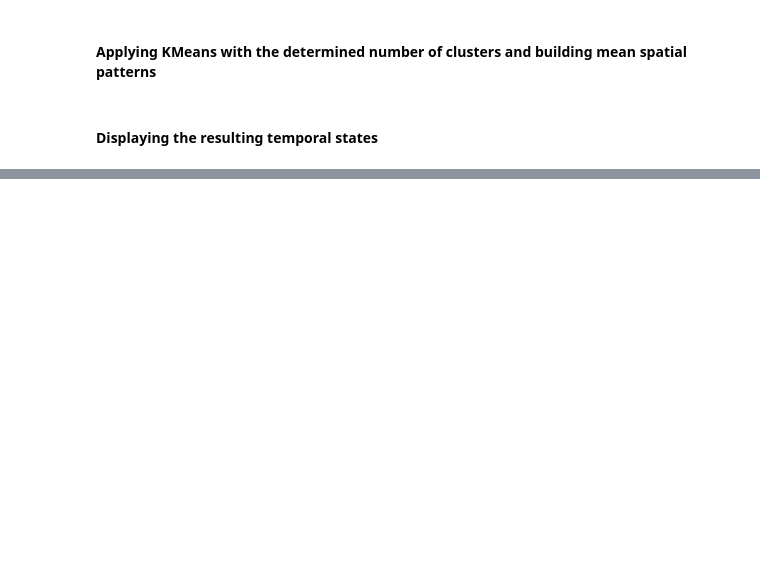
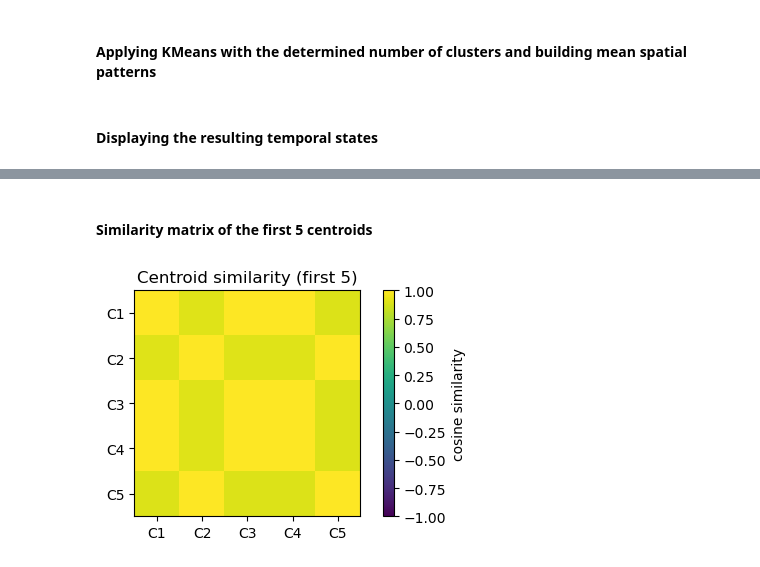
Before and after one commit to Johanonthetop/NX-421_Miniproject_1, a Jupyter notebook: projectcam.ipynb, the cells around one changed output, grey strips where cells are left out. Cells and saved outputs as stored; diff of their text form; code cells hidden in the pictures; blank space fills up the shorter version.

```diff
--- a/projectcam.ipynb
+++ b/projectcam.ipynb
@@ -672,0 +717,24 @@ plt.show()
+# %% [markdown]
+#### Similarity matrix of the first 5 centroids
+# %%
+from sklearn.metrics.pairwise import cosine_similarity
+
+nb_clusters = 5
+kmeans = KMeans(n_clusters=nb_clusters, random_state=0, n_init="auto").fit(X.T)
+
+# Retrieve cluster centers
+centroids = kmeans.cluster_centers_
+
+A = centroids
+S = cosine_similarity(A)
+
+plt.figure(figsize=(5, 3))
+plt.imshow(S, vmin=-1, vmax=1)
+plt.colorbar(label='cosine similarity')
+plt.xticks(range(5), [f'C{i+1}' for i in range(5)])
+plt.yticks(range(5), [f'C{i+1}' for i in range(5)])
+plt.title('Centroid similarity (first 5)')
+plt.tight_layout()
+plt.show()
+# %% [output]
+[figure, added]
```
Also changed, not shown: parts of 13 cells of this notebook.
